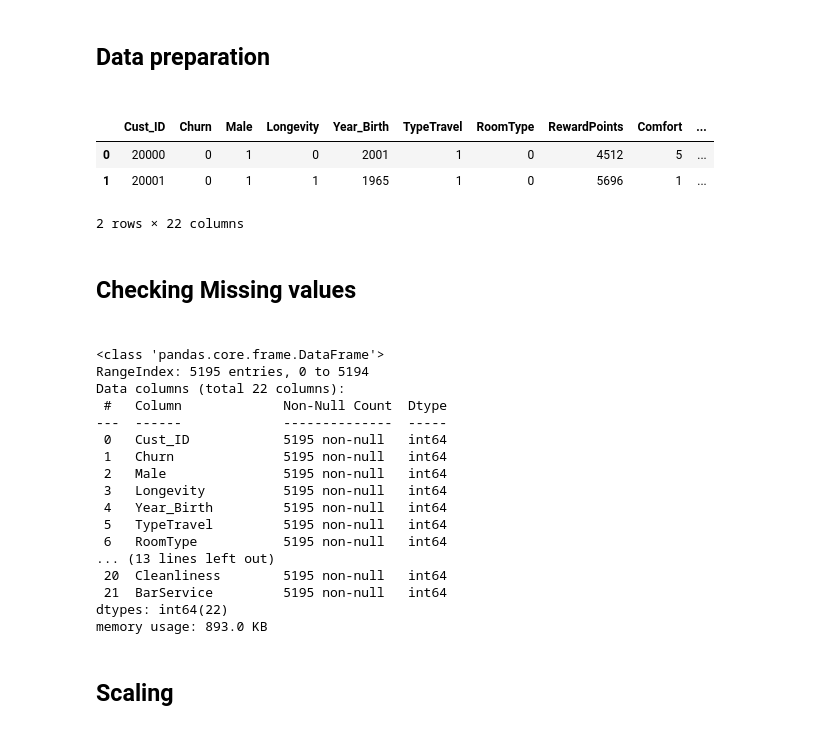
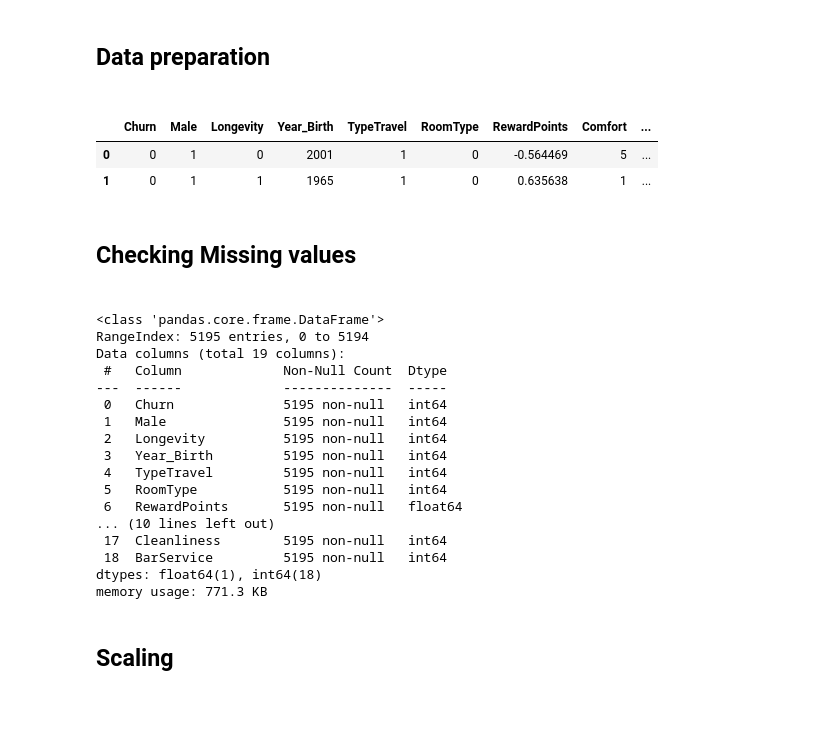
Before and after one commit to Leon209/Project_1-Supervised-Model, a Jupyter notebook: Project 1.ipynb, the cells around one changed output. Cells and saved outputs as stored; diff of their text form; code cells hidden in the pictures.

```diff
--- a/Project 1.ipynb
+++ b/Project 1.ipynb
@@ -427,37 +459,43 @@ filename1 = 'validation.csv'
 file_path1 = Path(filename1)
 v = pd.read_csv(file_path1, delimiter=";")
 validate = v.copy()
 #Longevity
 validate['Longevity'].replace(to_replace = 'yes',value = 1, inplace = True)
 validate['Longevity'].replace(to_replace = 'y',value = 1, inplace = True)
 validate['Longevity'].replace(to_replace = 'no',value = 0, inplace = True)
 #TypeTravel
 validate['TypeTravel'].replace(to_replace = 'business',value = 1, inplace = True)
 validate['TypeTravel'].replace(to_replace = 'leisure',value = 0, inplace = True)
 #Churn
 validate['Churn'].replace(to_replace = 'churn',value = 1, inplace = True)
 validate['Churn'].replace(to_replace = 'nochurn',value = 0, inplace = True)
 #RoomType
 validate['RoomType'].replace(to_replace = 'suite',value = 2, inplace = True)
 validate['RoomType'].replace(to_replace = 'double',value = 1, inplace = True)
 validate['RoomType'].replace(to_replace = 'single',value = 0, inplace = True)
 
+#PowerTransformation for RewardPoints
+validate['RewardPoints'] = pt.transform(validate["RewardPoints"].values.reshape(-1, 1))
+
+#name to gender conversion
 gender = []
 for i in validate["Name"]:
     if i[:2] == "Mr":
         gender.append(1)
     else:
         gender.append(0)
         i
 validate["Name"] = gender
 validate = validate.rename(columns = {"Name":"Male"})
 
+#column removal
+validate.drop(columns=['Wifi', 'Cust_ID', 'Location'], inplace=True)
+
 validate.head(2)
 # %% [output]
-|  | Cust_ID | Churn | Male | Longevity | Year_Birth | TypeTravel | RoomType | RewardPoints | Comfort | ... |
-| 0 | 20000 | 0 | 1 | 0 | 2001 | 1 | 0 | 4512 | 5 | ... |
-| 1 | 20001 | 0 | 1 | 1 | 1965 | 1 | 0 | 5696 | 1 | ... |
+|  | Churn | Male | Longevity | Year_Birth | TypeTravel | RoomType | RewardPoints | Comfort | ... |
+| 0 | 0 | 1 | 0 | 2001 | 1 | 0 | -0.564469 | 5 | ... |
+| 1 | 0 | 1 | 1 | 1965 | 1 | 0 | 0.635638 | 1 | ... |
-2 rows × 22 columns
 # %% [markdown]
 <h2>Checking Missing values<h2>
 # %%
@@ -465,21 +503,21 @@ validate.info()
 # %% [output]
 <class 'pandas.core.frame.DataFrame'>
 RangeIndex: 5195 entries, 0 to 5194
-Data columns (total 22 columns):
+Data columns (total 19 columns):
  #   Column             Non-Null Count  Dtype
 ---  ------             --------------  -----
- 0   Cust_ID            5195 non-null   int64
- 1   Churn              5195 non-null   int64
- 2   Male               5195 non-null   int64
- 3   Longevity          5195 non-null   int64
- 4   Year_Birth         5195 non-null   int64
- 5   TypeTravel         5195 non-null   int64
- 6   RoomType           5195 non-null   int64
-... (13 lines left out)
- 20  Cleanliness        5195 non-null   int64
- 21  BarService         5195 non-null   int64
-dtypes: int64(22)
-memory usage: 893.0 KB
+ 0   Churn              5195 non-null   int64
+ 1   Male               5195 non-null   int64
+ 2   Longevity          5195 non-null   int64
+ 3   Year_Birth         5195 non-null   int64
+ 4   TypeTravel         5195 non-null   int64
+ 5   RoomType           5195 non-null   int64
+ 6   RewardPoints       5195 non-null   float64
+... (10 lines left out)
+ 17  Cleanliness        5195 non-null   int64
+ 18  BarService         5195 non-null   int64
+dtypes: float64(1), int64(18)
+memory usage: 771.3 KB
 # %% [markdown]
 <h2>Scaling<h2>
 # %%
```
Also changed, not shown: parts of 43 cells of this notebook.
